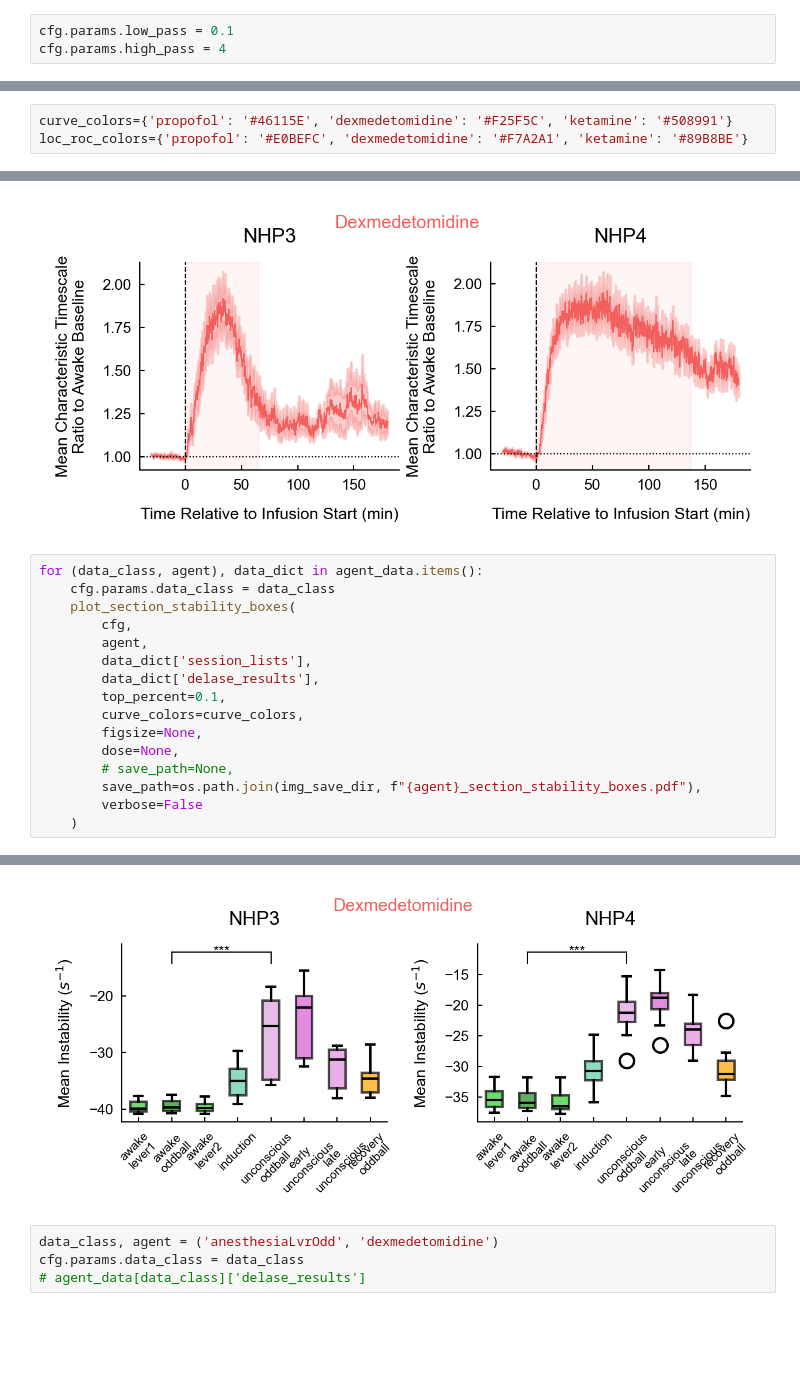
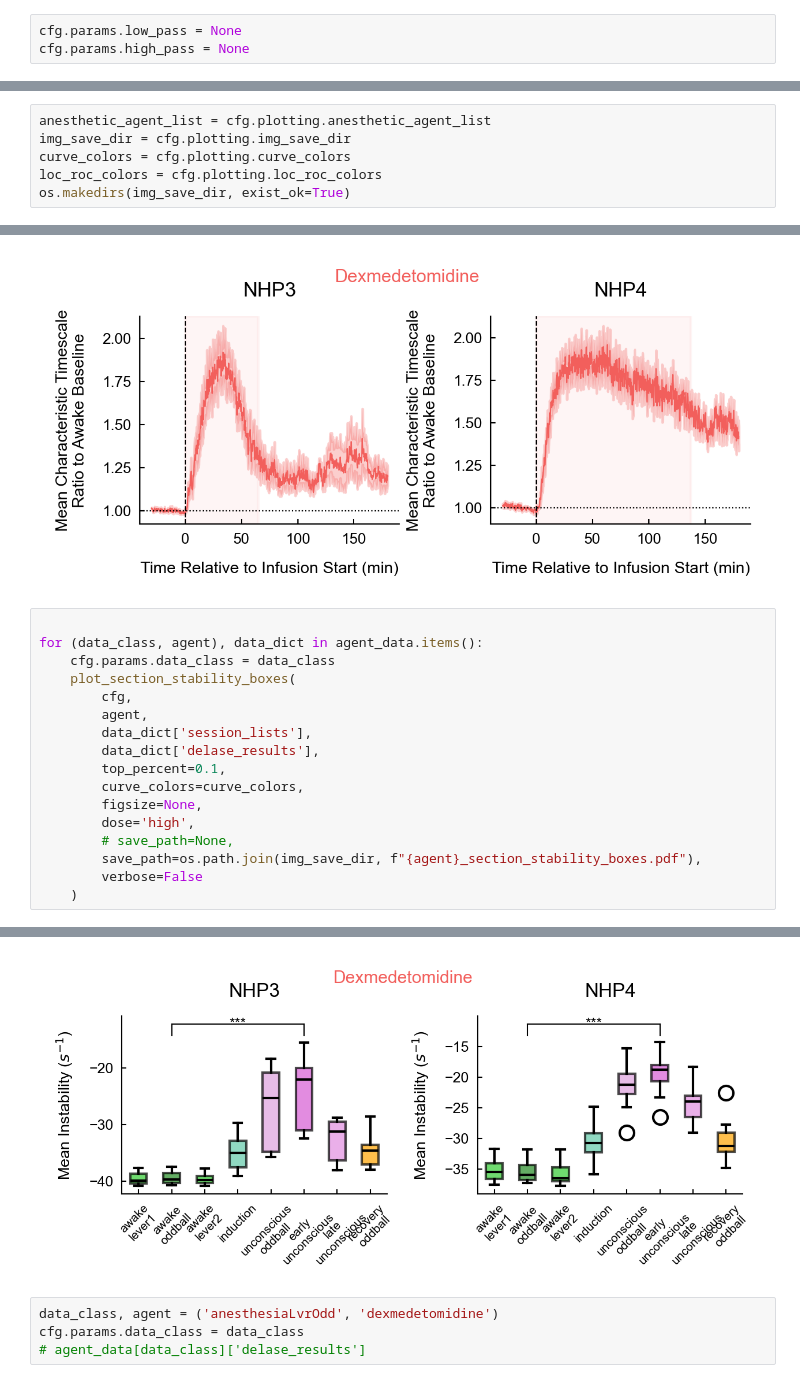
Before and after one commit to adamjeisen/UniversalUnconsciousness, a Jupyter notebook: _jupyter/Figures/stability-main.ipynb, the cells around one changed output, grey strips where cells are left out. Drawn from its saved outputs; the diff is of its cells as text; blank space fills up the shorter version.

```diff
--- a/_jupyter/Figures/Figure 2.ipynb
+++ b/_jupyter/Figures/stability-main.ipynb
@@ -17,5 +20,5 @@ load_font()
 with initialize(version_base="1.3", config_path="../../UniversalUnconsciousness/DeLASE_analysis/conf"):
     cfg = compose(config_name="config")
 # %%
-cfg.params.low_pass = 0.1
-cfg.params.high_pass = 4
+cfg.params.low_pass = None
+cfg.params.high_pass = None
@@ -27,3 +25,9 @@ os.makedirs(img_save_dir, exist_ok=True)
+# %%
+anesthetic_agent_list = cfg.plotting.anesthetic_agent_list
+img_save_dir = cfg.plotting.img_save_dir
+curve_colors = cfg.plotting.curve_colors
+loc_roc_colors = cfg.plotting.loc_roc_colors
+os.makedirs(img_save_dir, exist_ok=True)
 # %%
 verbose = False
 agent_data = {}
@@ -69,6 +77,3 @@ ValueError: Sessions for agent propofol have incomplete grid search - cannot con
-# %%
-curve_colors={'propofol': '#46115E', 'dexmedetomidine': '#F25F5C', 'ketamine': '#508991'}
-loc_roc_colors={'propofol': '#E0BEFC', 'dexmedetomidine': '#F7A2A1', 'ketamine': '#89B8BE'}
 # %%
 for (data_class, agent), data_dict in agent_data.items():
     cfg.params.data_class = data_class
@@ -94,25 +99,26 @@ for (data_class, agent), data_dict in agent_data.items():
 [figure]
 [figure]
 # %%
+
 for (data_class, agent), data_dict in agent_data.items():
     cfg.params.data_class = data_class
     plot_section_stability_boxes(
         cfg,
         agent,
         data_dict['session_lists'],
         data_dict['delase_results'],
         top_percent=0.1,
         curve_colors=curve_colors,
         figsize=None,
-        dose=None,
+        dose='high',
         # save_path=None,
         save_path=os.path.join(img_save_dir, f"{agent}_section_stability_boxes.pdf"),
         verbose=False
     )
 # %% [output]
 [figure]
 [figure]
-[figure, old version]
+[figure, new version]
 # %%
 data_class, agent = ('anesthesiaLvrOdd', 'dexmedetomidine')
 cfg.params.data_class = data_class
```
Also changed, not shown: parts of 4 cells of this notebook, 11 other files.
